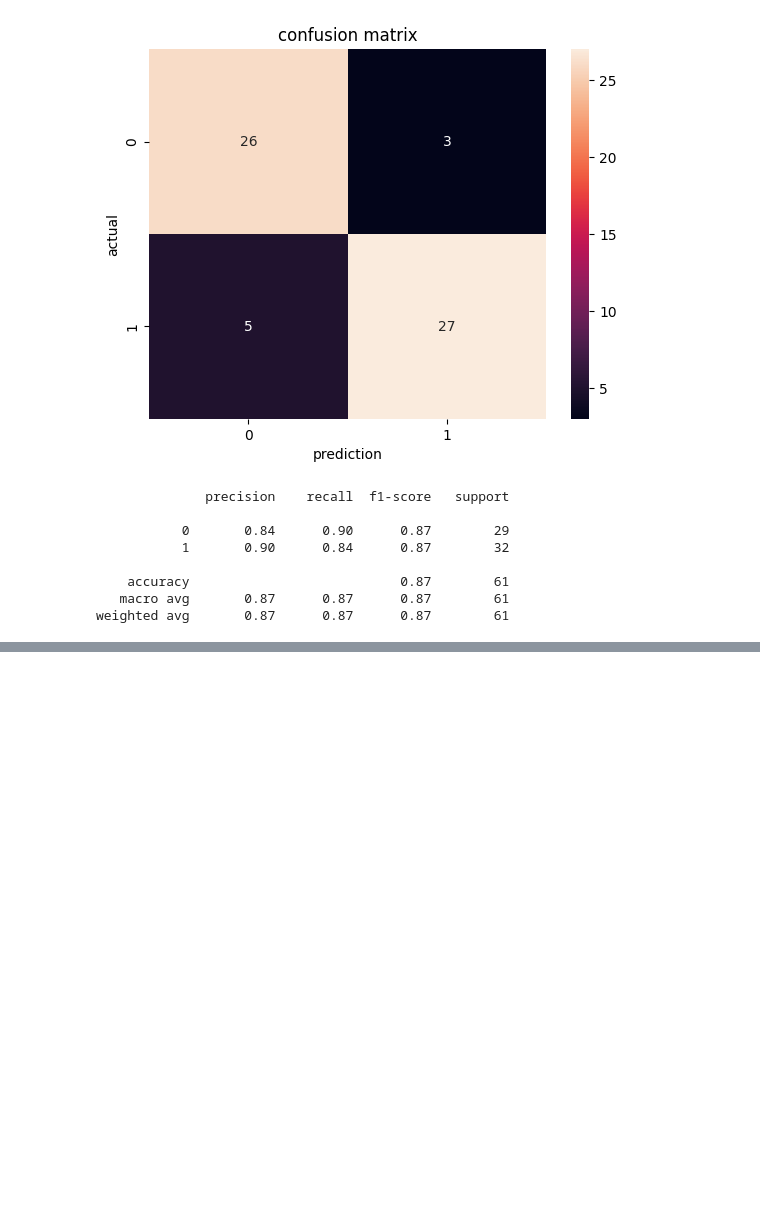
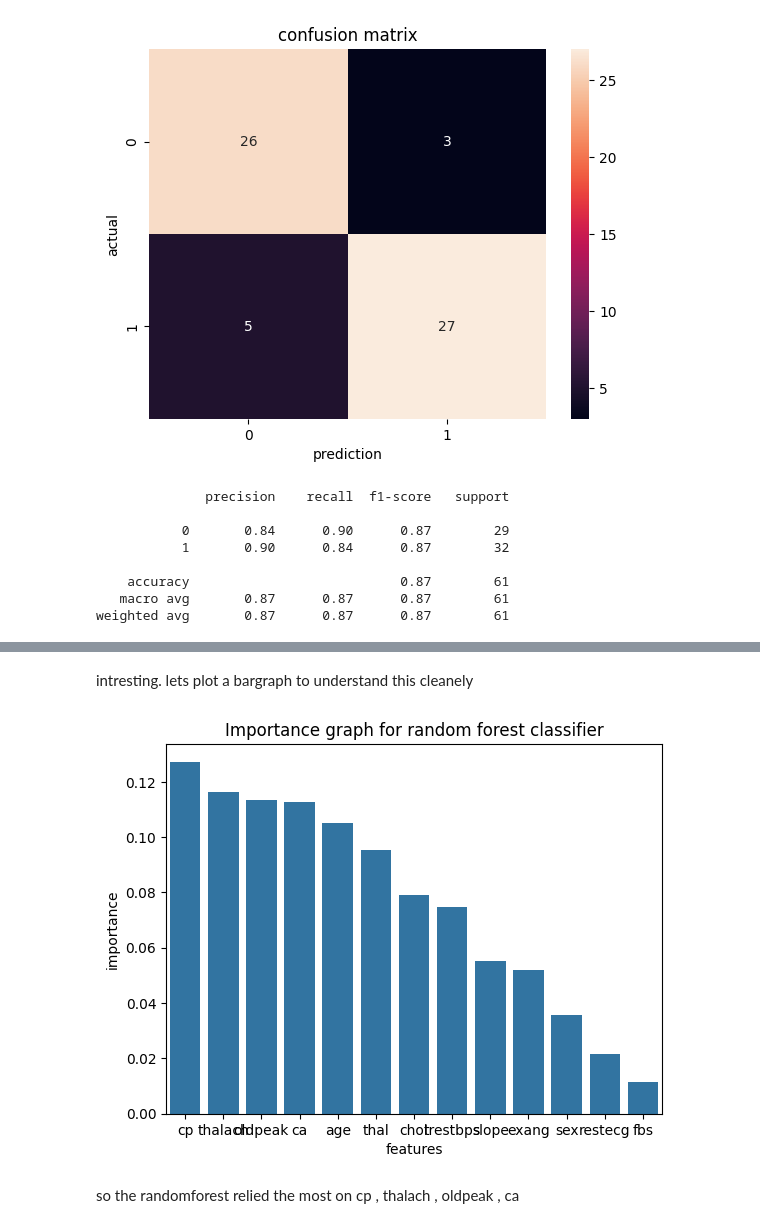
Before and after one commit to TheOnlySG/medical-classification-ml, a Jupyter notebook: notebooks/eda_heart.ipynb, the cells around one changed output, grey strips where cells are left out. Saved outputs shown, nothing was run; the diff lists cells and outputs as text; code cells hidden in the pictures; blank space fills up the shorter version.

Commit message:
Finalized Random Forest for Heart Disease Predictor

```diff
--- a/notebooks/eda_heart.ipynb
+++ b/notebooks/eda_heart.ipynb
@@ -201,0 +245,5 @@ weighted avg       0.87      0.87      0.87        61
+# %%
+randomForestModel = RandomForestClassifier(
+    n_estimators=100,
+    random_state=42
+)
@@ -201,0 +252,2 @@ weighted avg       0.87      0.87      0.87        61
+# %%
+randomForestModel.fit(x_train , y_train)
@@ -201,0 +274,8 @@ weighted avg       0.87      0.87      0.87        61
+# %%
+importance = pd.DataFrame({
+    "Features"  : x.columns,
+    "Importance" : randomForestModel.feature_importances_
+})
+importance = importance.sort_values(by =  "Importance" , ascending=False)
+
+importance
@@ -201,0 +297,17 @@ weighted avg       0.87      0.87      0.87        61
+# %% [markdown]
+intresting. lets plot a bargraph to understand this cleanely
+# %%
+plt.Figure(figsize=(12,30))
+sns.barplot(
+    x = importance['Features'],
+    y = importance['Importance'],
+    data = importance
+)
+plt.title("Importance graph for random forest classifier")
+plt.xlabel("features")
+plt.ylabel("importance")
+plt.show()
+# %% [output]
+[figure, added]
+# %% [markdown]
+so the randomforest relied the most on cp , thalach  , oldpeak , ca
```
Also changed, not shown: parts of 14 cells of this notebook.
